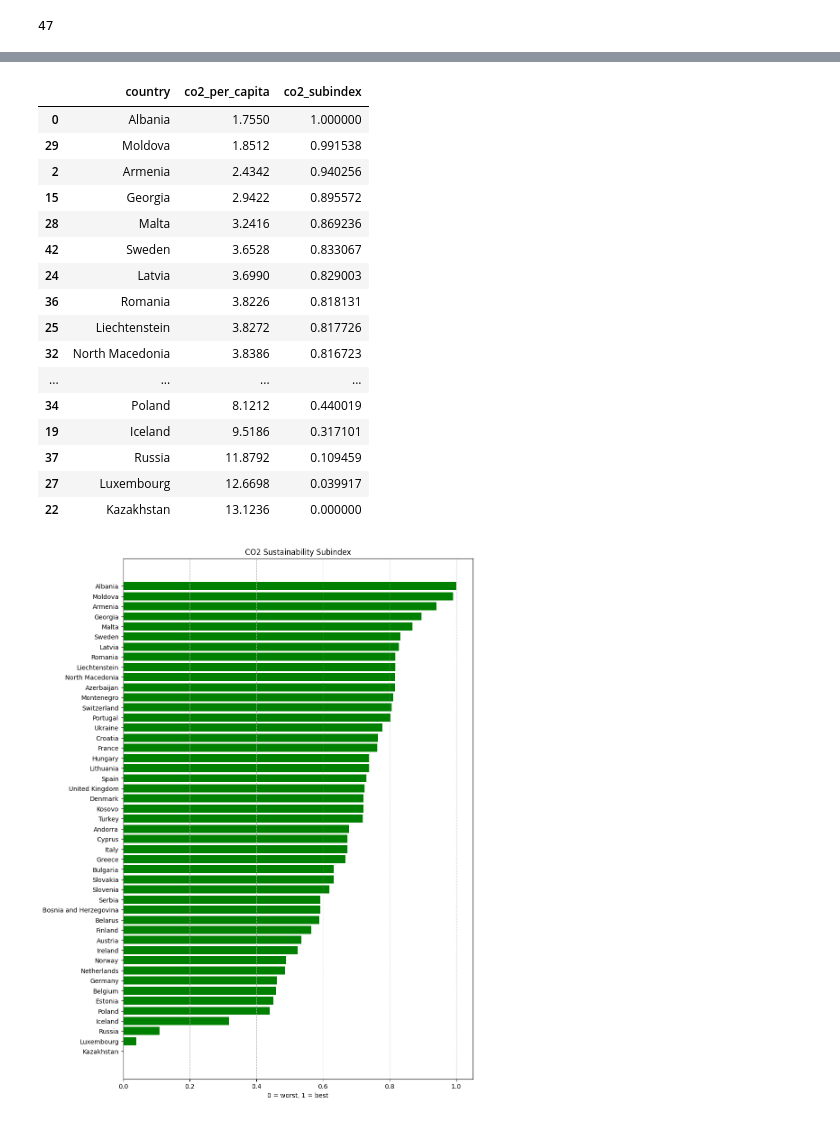
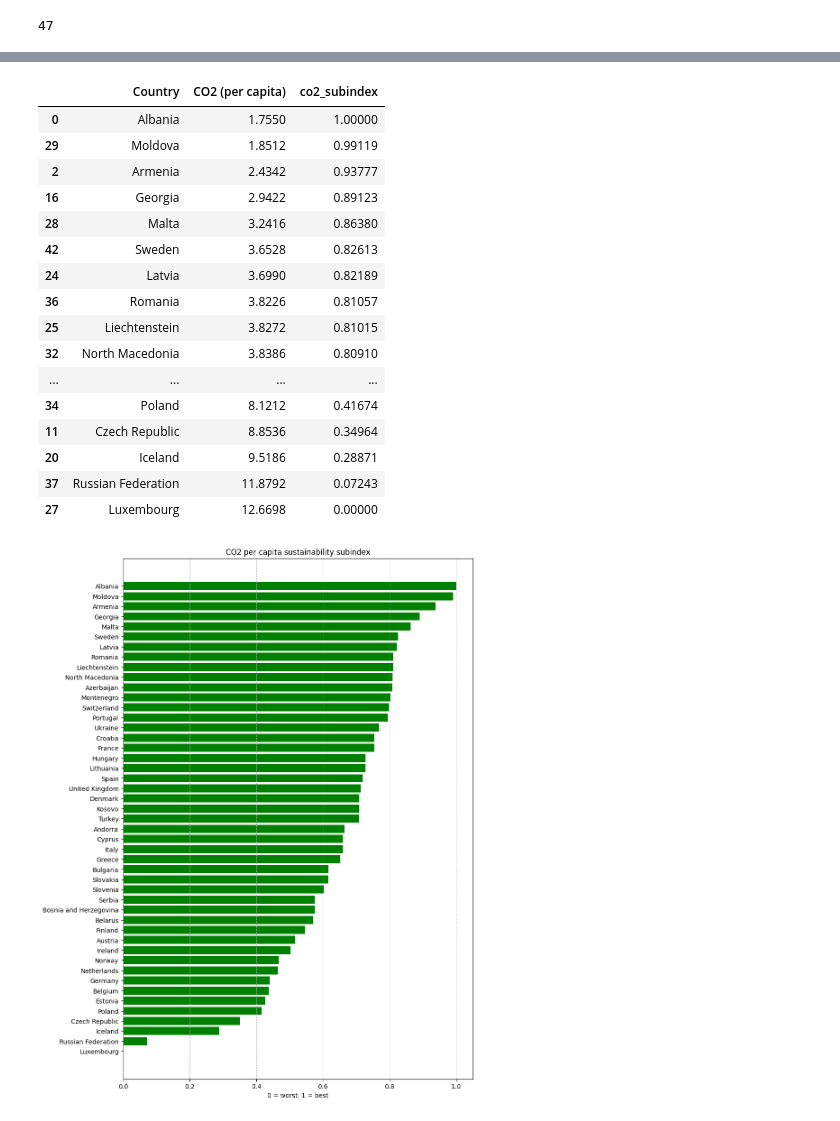
Before and after one commit to mircog991/green-index, a Jupyter notebook: analysis/co2data-analysis.ipynb, the cells around one changed output, grey strips where cells are left out. Saved outputs shown, nothing was run; the diff lists cells and outputs as text; code cells hidden in the pictures.

Commit message:
analysis, cleaned files, created files for forecast, created subindex files

```diff
--- a/analysis/co2data-analysis.ipynb
+++ b/analysis/co2data-analysis.ipynb
@@ -5,10 +5,19 @@ import matplotlib.pyplot as plt
 
 df = pd.read_csv('../data_final/european_co2_last5years.csv')
 
-# Filter for only needed columns ('country', 'year', 'population', 'co2' (million tonnes), 'co2_per_capita')
+# Rename columns
+filtered_df = df.rename(columns={'country': 'Country',
+                                'year': 'Year',
+                                'population': 'Population',
+                                'co2': 'CO2 (Mt)',
+                                'co2_per_capita': 'CO2 (per capita)'
+                                })
 
-relevant_columns = ['country', 'year', 'population', 'co2', 'co2_per_capita']
+# Filter for only needed columns
+relevant_columns = ['Country', 'Year', 'Population', 'CO2 (Mt)', 'CO2 (per capita)']
+filtered_df = filtered_df[relevant_columns]
 
-filtered_df = df[relevant_columns]
+# Sort
+filtered_df = filtered_df.sort_values(by='Country')
 filtered_df.head()
 # %% [output]
@@ -42,0 +52,8 @@ Countries: ['Albania' 'Andorra' 'Armenia' 'Austria' 'Azerbaijan' 'Belarus' 'Belg
+# %%
+# Rename countries to match the names from other datasets
+country_mapping = {
+    'Czechia': 'Czech Republic',
+    'Russia': 'Russian Federation'
+}
+
+filtered_df['Country'] = filtered_df['Country'].replace(country_mapping)
@@ -97,6 +129,6 @@ Rows with null 'co2':
 # Drop rows for Monaco, San Marino, Vatican
 countries_to_drop = ['Monaco', 'San Marino', 'Vatican']
 
-filtered_df_w_dropped_countries = filtered_df[~filtered_df['country'].isin(countries_to_drop)]
+filtered_df_w_dropped_countries = filtered_df[~filtered_df['Country'].isin(countries_to_drop)]
 filtered_df_w_dropped_countries.tail()
 # %% [output]
@@ -211,46 +253,46 @@ plt.show()
 # CO2 sustainability score - lower emissions per capita -> better sustainability (CO2 per capita)
 
 # Group by country and calculate the average CO2 per capita over all years
-avg_co2 = filtered_df_w_dropped_countries.groupby('country')['co2_per_capita'].mean().reset_index()
+avg_co2 = filtered_df_w_dropped_countries.groupby('Country')['CO2 (per capita)'].mean().reset_index()
 
 #  Normalize the average values (0 = worst, 1 = best)
-max_val = avg_co2['co2_per_capita'].max()
-min_val = avg_co2['co2_per_capita'].min()
+max_val = avg_co2['CO2 (per capita)'].max()
+min_val = avg_co2['CO2 (per capita)'].min()
 
-avg_co2['co2_subindex'] = (max_val - avg_co2['co2_per_capita']) / (max_val - min_val)
+avg_co2['co2_subindex'] = round((max_val - avg_co2['CO2 (per capita)']) / (max_val - min_val),5)
 
 # Sort
 avg_co2.sort_values(by='co2_subindex', ascending=False)
 # %% [output]
-|  | country | co2_per_capita | co2_subindex |
-| 0 | Albania | 1.7550 | 1.000000 |
-| 29 | Moldova | 1.8512 | 0.991538 |
-| 2 | Armenia | 2.4342 | 0.940256 |
-| 15 | Georgia | 2.9422 | 0.895572 |
-| 28 | Malta | 3.2416 | 0.869236 |
-| 42 | Sweden | 3.6528 | 0.833067 |
-| 24 | Latvia | 3.6990 | 0.829003 |
-| 36 | Romania | 3.8226 | 0.818131 |
-| 25 | Liechtenstein | 3.8272 | 0.817726 |
-| 32 | North Macedonia | 3.8386 | 0.816723 |
+|  | Country | CO2 (per capita) | co2_subindex |
+| 0 | Albania | 1.7550 | 1.00000 |
+| 29 | Moldova | 1.8512 | 0.99119 |
+| 2 | Armenia | 2.4342 | 0.93777 |
+| 16 | Georgia | 2.9422 | 0.89123 |
+| 28 | Malta | 3.2416 | 0.86380 |
+| 42 | Sweden | 3.6528 | 0.82613 |
+| 24 | Latvia | 3.6990 | 0.82189 |
+| 36 | Romania | 3.8226 | 0.81057 |
+| 25 | Liechtenstein | 3.8272 | 0.81015 |
+| 32 | North Macedonia | 3.8386 | 0.80910 |
 | ... | ... | ... | ... |
-| 34 | Poland | 8.1212 | 0.440019 |
-| 19 | Iceland | 9.5186 | 0.317101 |
-| 37 | Russia | 11.8792 | 0.109459 |
-| 27 | Luxembourg | 12.6698 | 0.039917 |
-| 22 | Kazakhstan | 13.1236 | 0.000000 |
+| 34 | Poland | 8.1212 | 0.41674 |
+| 11 | Czech Republic | 8.8536 | 0.34964 |
+| 20 | Iceland | 9.5186 | 0.28871 |
+| 37 | Russian Federation | 11.8792 | 0.07243 |
+| 27 | Luxembourg | 12.6698 | 0.00000 |
 # %%
 # Save the filtered data
 avg_co2.to_csv('../data_subindex/subindex_european_co2_2019-2023.csv', index=False)
 # %%
 # Plot
 avg_co2 = avg_co2.sort_values(by='co2_subindex')
 
 plt.figure(figsize=(10, 15))
-plt.barh(avg_co2['country'], avg_co2['co2_subindex'], color='green')
+plt.barh(avg_co2['Country'], avg_co2['co2_subindex'], color='green')
 plt.xlabel('0 = worst, 1 = best')
-plt.title('CO2 sustainability subindex')
+plt.title('CO2 per capita sustainability subindex')
 plt.grid(axis='x', linestyle='--', alpha=0.7)
 plt.show()
 # %% [output]
-[figure, old version]
+[figure, new version]
```
Also changed, not shown: parts of 16 cells of this notebook, 34 other files.
